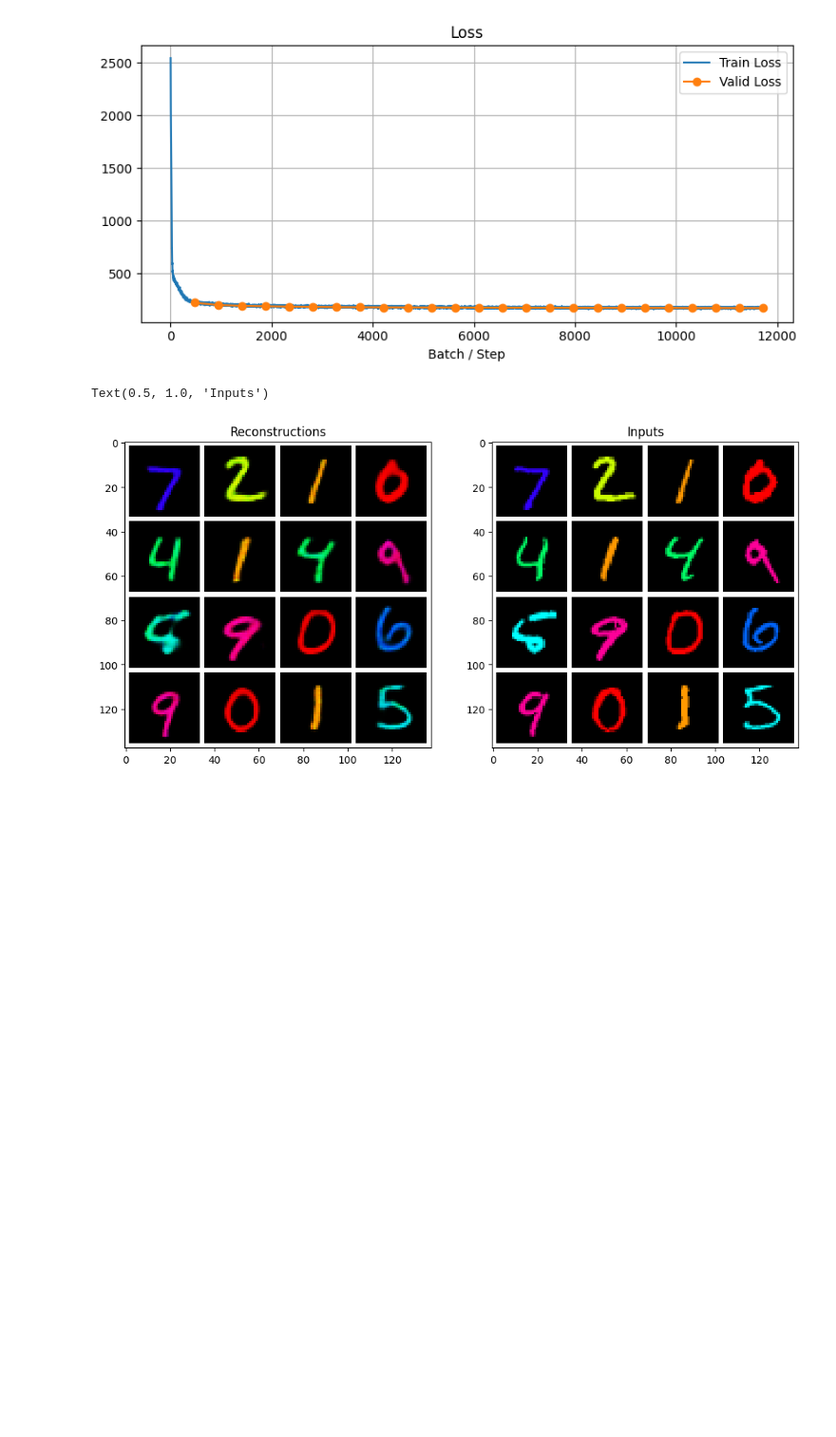
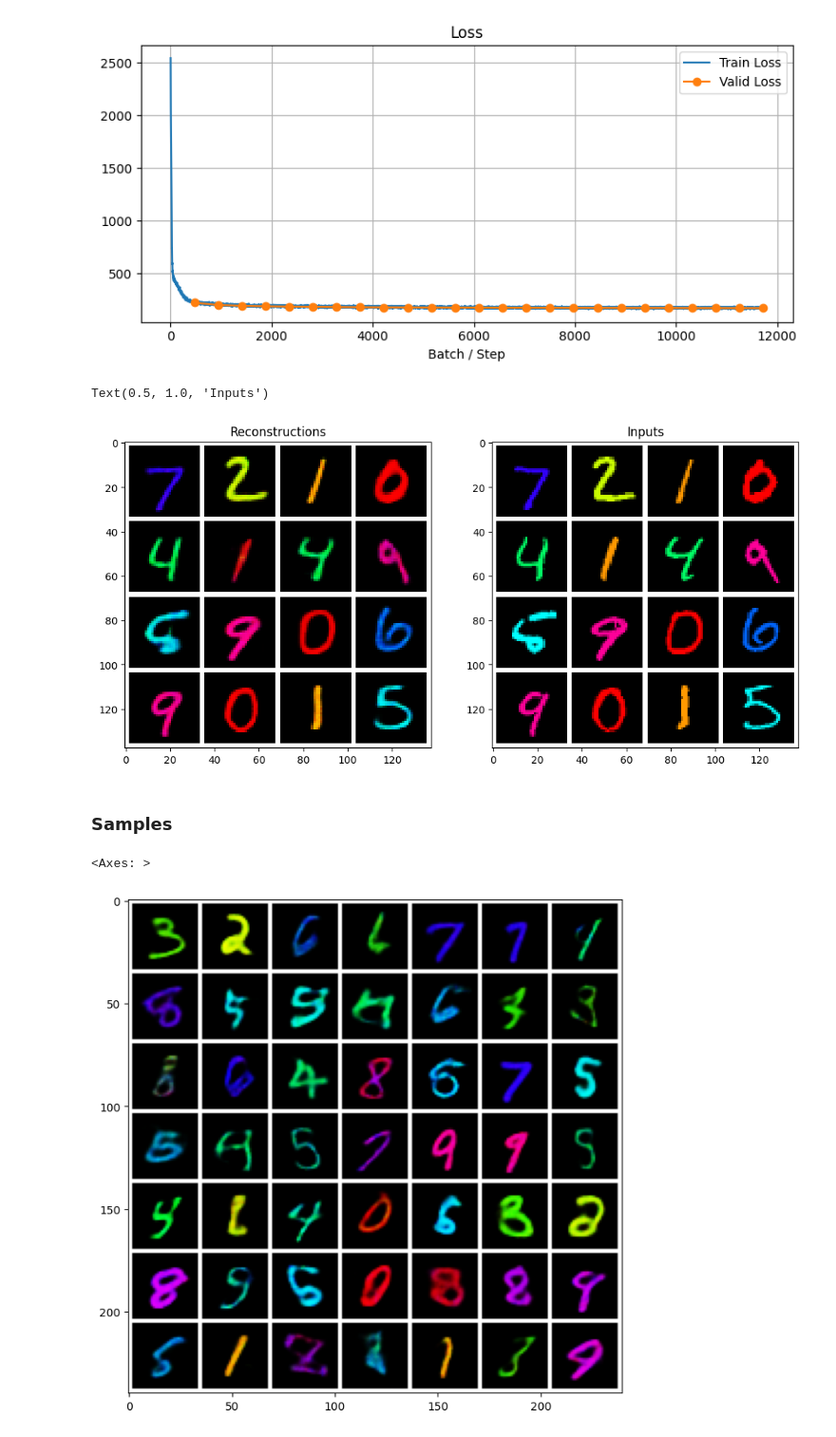
Before and after one commit to Stacey-bubi/vae-models, a Jupyter notebook: notebooks/iwae.ipynb, the cells around one changed output. Shown: that part at 95% size. Drawn from its saved outputs; the diff is of its cells as text; code cells hidden in the pictures; blank space fills up the shorter version.

Commit message:
update gitignore, iwae, reqs

```diff
--- a/notebooks/iwae.ipynb
+++ b/notebooks/iwae.ipynb
@@ -30,13 +31,12 @@ lr = 1e-3
 random_seed(seed)
 collate_fn = CollateWithTransforms(batch_tfms or [])
 
-dl_kwargs = dict(collate_fn=collate_fn, num_workers=6, persistent_workers=True)
+dl_kwargs = dict(collate_fn=collate_fn, num_workers=0, persistent_workers=False)
+
 train_dl = DataLoader(train_ds, batch_size=bs, shuffle=True, **dl_kwargs)
 val_dl = DataLoader(val_ds, batch_size=bs, **dl_kwargs)
 
-recon_dist = 'bce'
-model = IWAE(channels, input_size=(32, 32), latent_dim=latent_dim, h_dim=h_dim, recon_dist=recon_dist)
-
+model = IWAE(channels, input_size=(32, 32), latent_dim=latent_dim, h_dim=h_dim)
 optimizer = optim.AdamW(model.parameters(), lr=lr, weight_decay=wd)
 hooks = [MetricsHook(), ProgressBarHook()]
 
@@ -47,6 +47,7 @@ trainer_config = dict(
     train_dl=train_dl,
     valid_dl=val_dl,
     optim=optimizer,
+    loss_func=iwae_loss,
     epochs=epochs,
     hooks=hooks,
 )
@@ -85,4 +86,12 @@ show_imgs(x, axes[1])
 axes[1].set_title('Inputs')
 # %% [output]
 Text(0.5, 1.0, 'Inputs')
-[figure, old version]
+[figure, new version]
+# %% [markdown]
+### Samples
+# %%
+ax = plt.subplots(figsize=(8,8))[1]
+show_imgs(trainer.model.sample(49), ax=ax)
+# %% [output]
+<Axes: >
+[figure, added]
```
Also changed, not shown: parts of 1 cell of this notebook, 3 other files.
